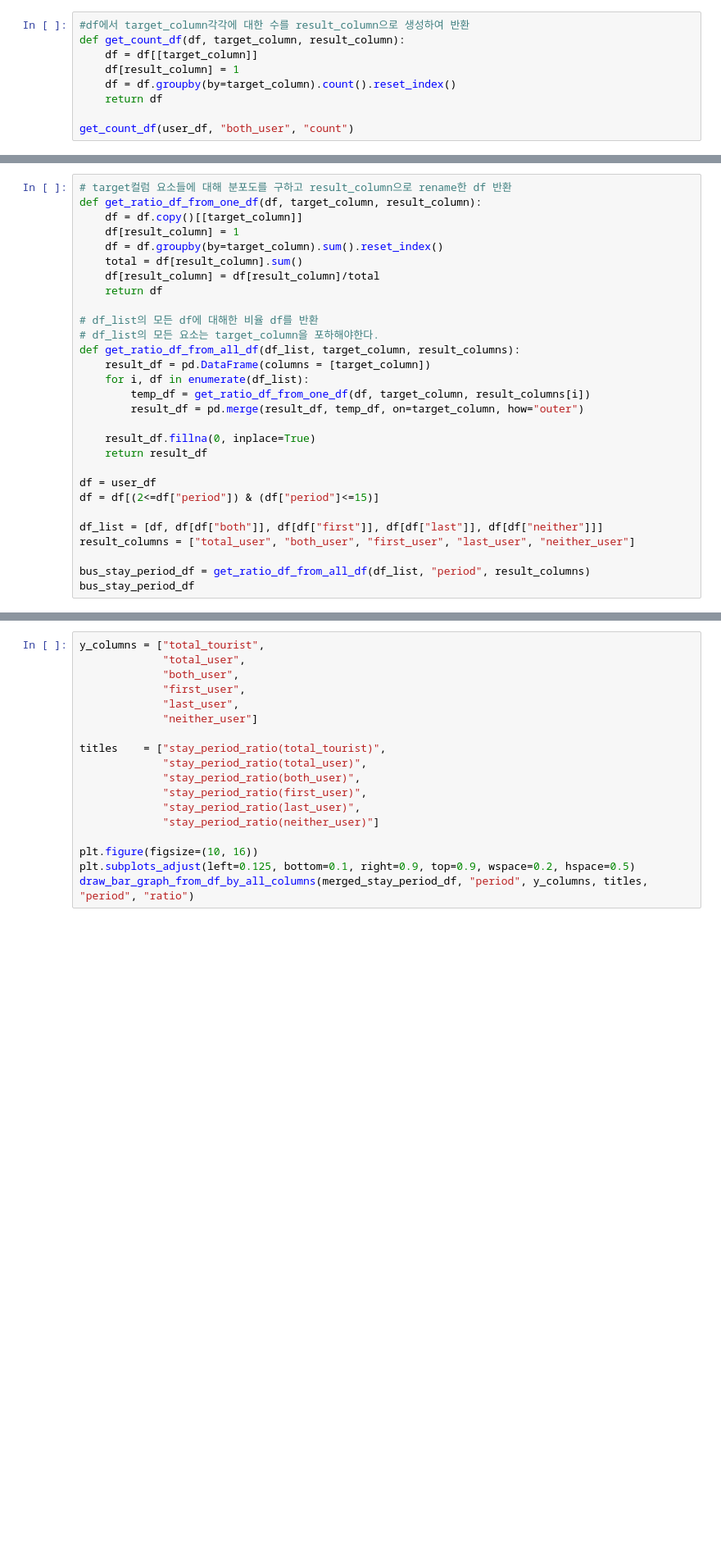
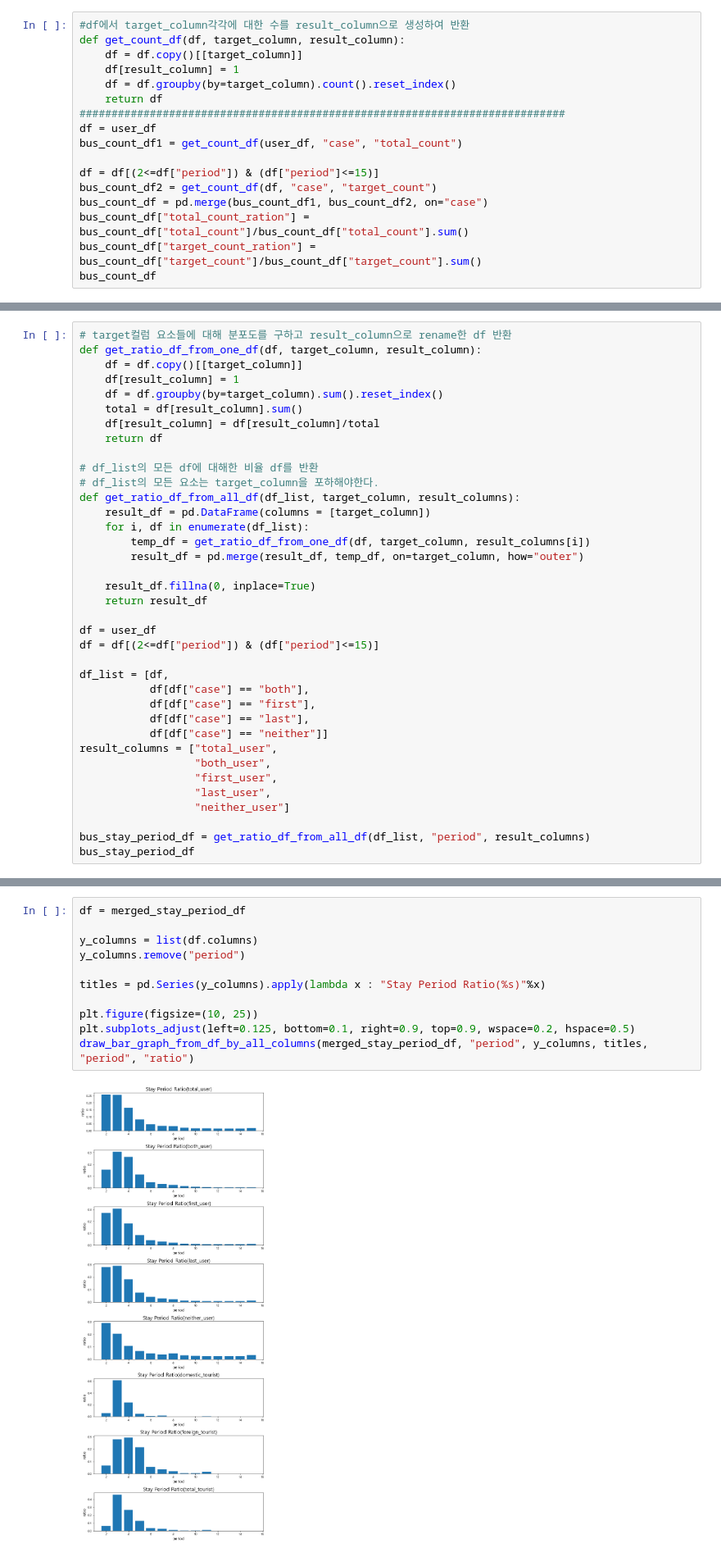
Before and after one commit to hoonisone/2020_jeju-bus-tag_data-analysis, a Jupyter notebook: main/1. 데이터 전처리/1. 이용자&정류장 추출.ipynb, the cells around one changed output, grey strips where cells are left out. Shown: that part at 82% size. Cells and saved outputs as stored; diff of their text form; blank space fills up the shorter version.

```diff
--- a/main/1. 데이터 전처리/1. 이용자&정류장 추출.ipynb
+++ b/main/1. 데이터 전처리/1. 이용자&정류장 추출.ipynb
@@ -762,10 +760,18 @@ jeju_stay_ratio_stats_df
 # %%
 #df에서 target_column각각에 대한 수를 result_column으로 생성하여 반환
 def get_count_df(df, target_column, result_column):
-    df = df[[target_column]]
+    df = df.copy()[[target_column]]
     df[result_column] = 1
     df = df.groupby(by=target_column).count().reset_index()
     return df
+############################################################################
+df = user_df
+bus_count_df1 = get_count_df(user_df, "case", "total_count")
 
-get_count_df(user_df, "both_user", "count")
+df = df[(2<=df["period"]) & (df["period"]<=15)]
+bus_count_df2 = get_count_df(df, "case", "target_count")
+bus_count_df = pd.merge(bus_count_df1, bus_count_df2, on="case")
+bus_count_df["total_count_ration"] = bus_count_df["total_count"]/bus_count_df["total_count"].sum()
+bus_count_df["target_count_ration"] = bus_count_df["target_count"]/bus_count_df["target_count"].sum()
+bus_count_df
 # %% [output]
@@ -796,8 +806,16 @@ def get_ratio_df_from_all_df(df_list, target_column, result_columns):
 df = user_df
 df = df[(2<=df["period"]) & (df["period"]<=15)]
 
-df_list = [df, df[df["both"]], df[df["first"]], df[df["last"]], df[df["neither"]]]
-result_columns = ["total_user", "both_user", "first_user", "last_user", "neither_user"]
+df_list = [df,
+           df[df["case"] == "both"],
+           df[df["case"] == "first"],
+           df[df["case"] == "last"],
+           df[df["case"] == "neither"]]
+result_columns = ["total_user",
+                  "both_user",
+                  "first_user",
+                  "last_user",
+                  "neither_user"]
 
 bus_stay_period_df = get_ratio_df_from_all_df(df_list, "period", result_columns)
 bus_stay_period_df
@@ -817,19 +877,14 @@ merged_stay_period_stats_df
 # %%
-y_columns = ["total_tourist",
-             "total_user",
-             "both_user",
-             "first_user",
-             "last_user",
-             "neither_user"]
+df = merged_stay_period_df
 
-titles    = ["stay_period_ratio(total_tourist)",
-             "stay_period_ratio(total_user)",
-             "stay_period_ratio(both_user)",
-             "stay_period_ratio(first_user)",
-             "stay_period_ratio(last_user)",
-             "stay_period_ratio(neither_user)"]
+y_columns = list(df.columns)
+y_columns.remove("period")
 
-plt.figure(figsize=(10, 16))
+titles = pd.Series(y_columns).apply(lambda x : "Stay Period Ratio(%s)"%x)
+
+plt.figure(figsize=(10, 25))
 plt.subplots_adjust(left=0.125, bottom=0.1, right=0.9, top=0.9, wspace=0.2, hspace=0.5)
 draw_bar_graph_from_df_by_all_columns(merged_stay_period_df, "period", y_columns, titles, "period", "ratio")
+# %% [output]
+[figure, added]
 # %% [markdown]
```
Also changed, not shown: parts of 57 cells of this notebook.
